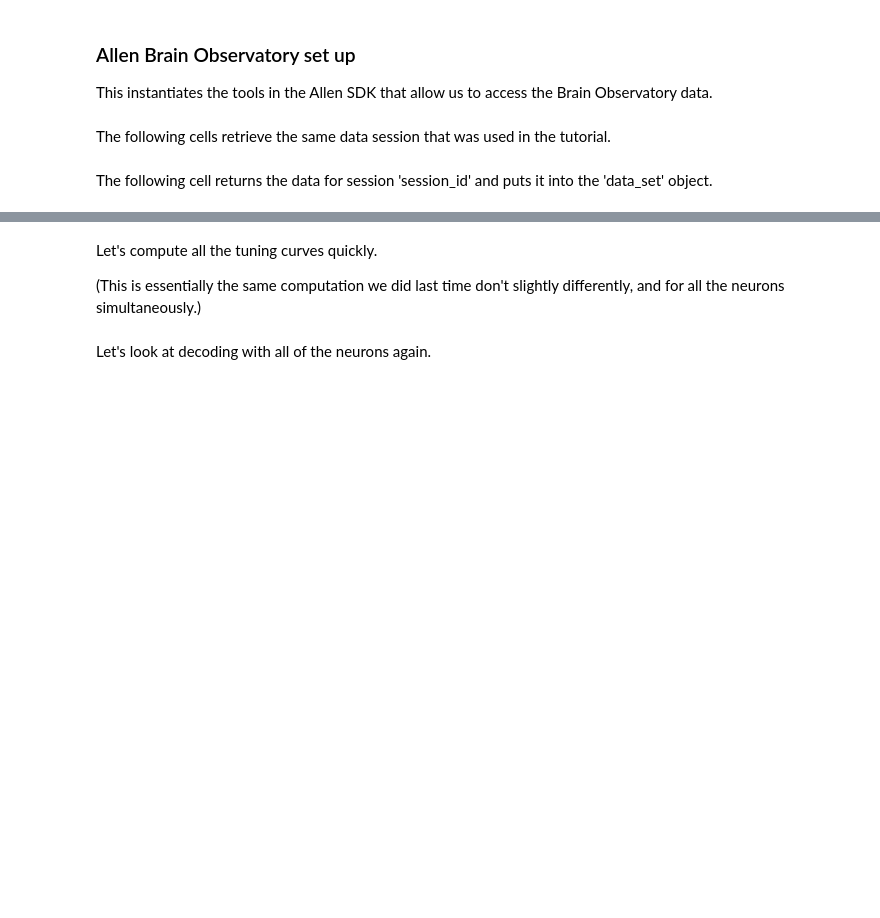
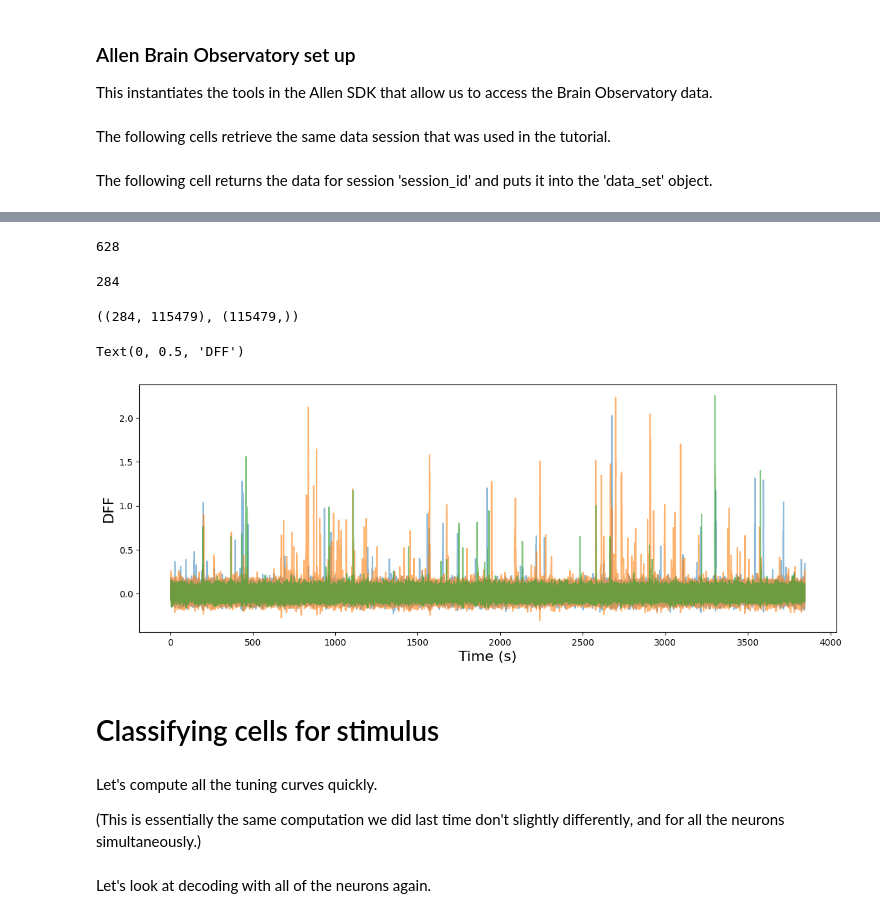
Before and after one commit to KunakaDK/TReND-CaMinA, a Jupyter notebook: notebooks/Kenya26/03-04-AllenTutorial/project_templates/Photon_DriftingG.ipynb, the cells around one changed output, grey strips where cells are left out. Cells and saved outputs as stored; diff of their text form; code cells hidden in the pictures; blank space fills up the shorter version.

```diff
--- a/notebooks/Kenya26/03-04-AllenTutorial/project_templates/Photon_DriftingG.ipynb
+++ b/notebooks/Kenya26/03-04-AllenTutorial/project_templates/Photon_DriftingG.ipynb
@@ -86,3 +86,5 @@ session_id = exps[0]['id']
+# %%
+session_id = 510214538
 # %% [markdown]
 The following cell returns the data for session 'session_id' and puts it into the 'data_set' object.
 # %%
@@ -95,0 +104,8 @@ num_trials = stim_table.shape[0]
+# %%
+num_trials
+# %% [output]
+628
+# %%
+num_neurons
+# %% [output]
+284
@@ -96,3 +146,18 @@ num_trials = stim_table.shape[0]
+# %%
+dff.shape , timestamps.shape
+# %% [output]
+((284, 115479), (115479,))
+# %%
+plt.figure(figsize=(14,5))
+plt.plot(timestamps, dff[1,:],alpha = 0.5)
+plt.plot(timestamps, dff[200,:],alpha = 0.6)
+plt.plot(timestamps, dff[100,:],alpha = 0.6)
+
+plt.xlabel("Time (s)", fontsize=16)
+plt.ylabel("DFF", fontsize=16)
+# %% [output]
+Text(0, 0.5, 'DFF')
+[figure, added]
 # %%
 def compute_stim_and_response(dff, stim_table):
 
@@ -114,6 +179,8 @@ def compute_stim_and_response(dff, stim_table):
     return activity, stim
 # %%
 response, stim = compute_stim_and_response(dff, stim_table)
+# %% [markdown]
+# Classifying cells for stimulus
 # %% [markdown]
 Let's compute all the tuning curves quickly.
 
```
Also changed, not shown: parts of 23 cells of this notebook.
